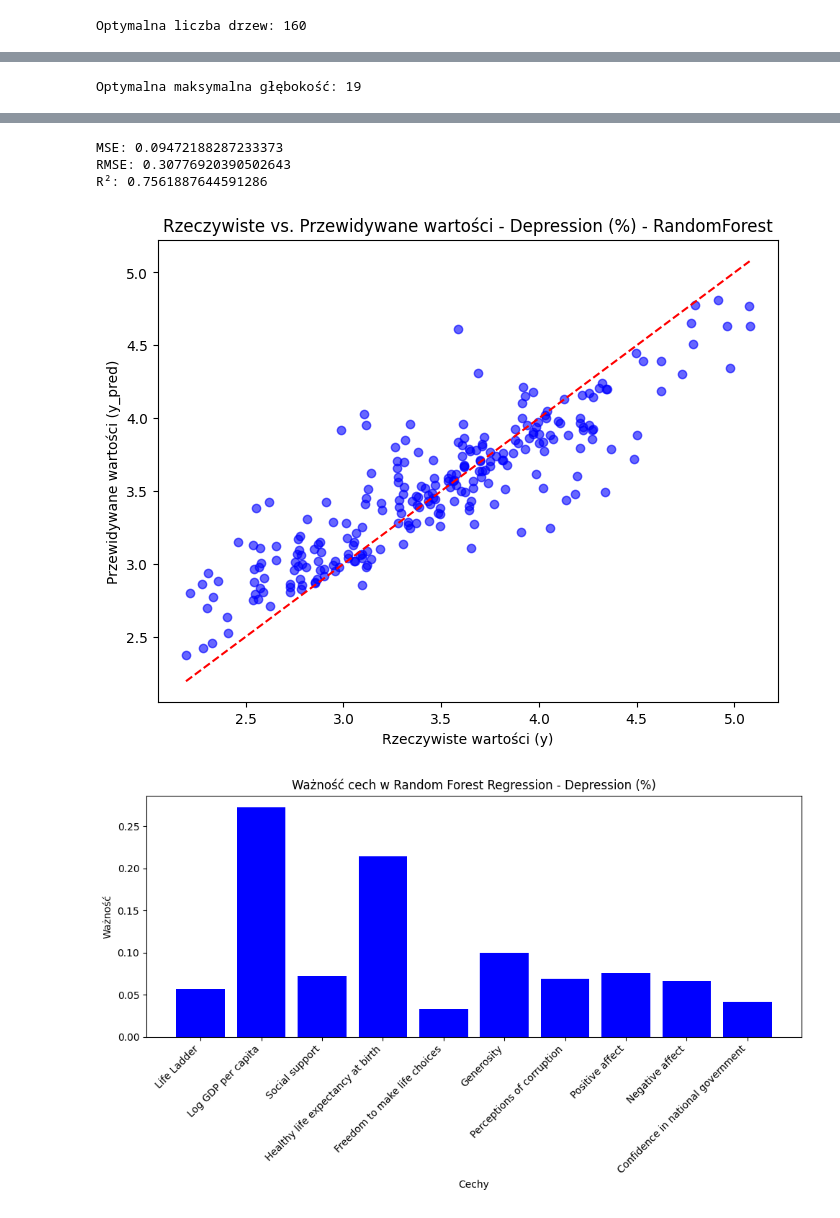
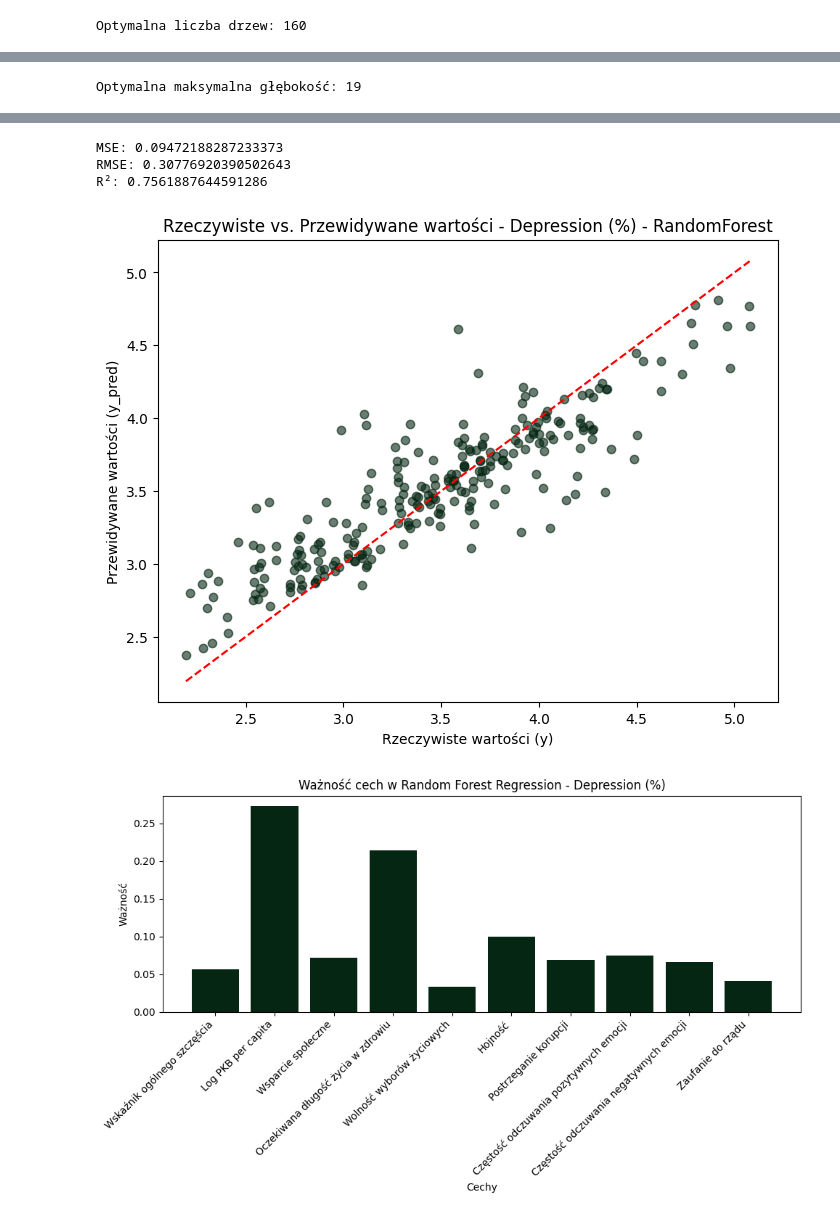
Before and after one commit to pgraczyk43/Global_health_data_analysis, a Jupyter notebook: finetuning.ipynb, the cells around one changed output, grey strips where cells are left out. Saved outputs shown, nothing was run; the diff lists cells and outputs as text; code cells hidden in the pictures.

```diff
--- a/finetuning.ipynb
+++ b/finetuning.ipynb
@@ -1254,47 +1254,47 @@ print(f"RMSE: {rmse}")
 print(f"R²: {r2}")
 
 plt.figure(figsize=(8, 6))
-plt.scatter(y_test, y_pred, color='blue', alpha=0.6)
+plt.scatter(y_test, y_pred, color='#052613', alpha=0.6)
 plt.plot([min(y_test), max(y_test)], [min(y_test), max(y_test)], color='red', linestyle='--')
 plt.title('Rzeczywiste vs. Przewidywane wartości - Depression (%) - RandomForest')
 plt.xlabel('Rzeczywiste wartości (y)')
 plt.ylabel('Przewidywane wartości (y_pred)')
 plt.show()
 
 # Ważność cech
 feature_importances = model.feature_importances_
 
 feature_names = [
-    'Life Ladder',
-    'Log GDP per capita',
-    'Social support',
-    'Healthy life expectancy at birth',
-    'Freedom to make life choices',
-    'Generosity',
-    'Perceptions of corruption',
-    'Positive affect',
-    'Negative affect',
-    'Confidence in national government'
+    'Wskaźnik ogólnego szczęścia',
+    'Log PKB per capita',
+    'Wsparcie społeczne',
+    'Oczekiwana długość życia w zdrowiu',
+    'Wolność wyborów życiowych',
+    'Hojność',
+    'Postrzeganie korupcji',
+    'Częstość odczuwania pozytywnych emocji',
+    'Częstość odczuwania negatywnych emocji',
+    'Zaufanie do rządu'
 ]
 
 plt.figure(figsize=(10, 6))
-plt.bar(feature_names, feature_importances, color='blue')
+plt.bar(feature_names, feature_importances, color='#052613')
 plt.xticks(rotation=45, ha='right')
 plt.xlabel('Cechy')
 plt.ylabel('Ważność')
 plt.title('Ważność cech w Random Forest Regression - Depression (%)')
 plt.tight_layout()
 plt.show()
 # %% [output]
 Optymalna liczba drzew: 160
 [figure]
 Optymalna maksymalna głębokość: 19
 [figure]
 MSE: 0.09472188287233373
 RMSE: 0.30776920390502643
 R²: 0.7561887644591286
-[figure, old version]
+[figure, new version]
-[figure, old version]
+[figure, new version]
 # %%
 
 from sklearn.neighbors import KNeighborsRegressor
```
Also changed, not shown: parts of 14 cells of this notebook, 2 other files.
